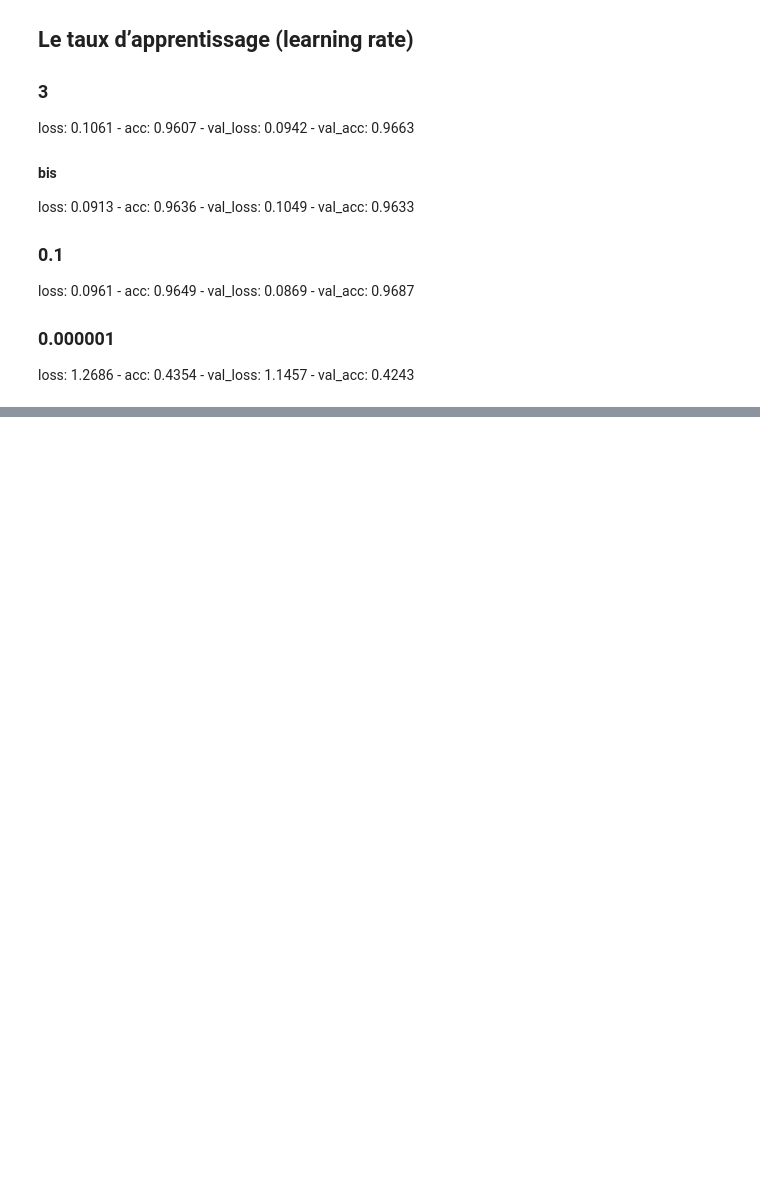
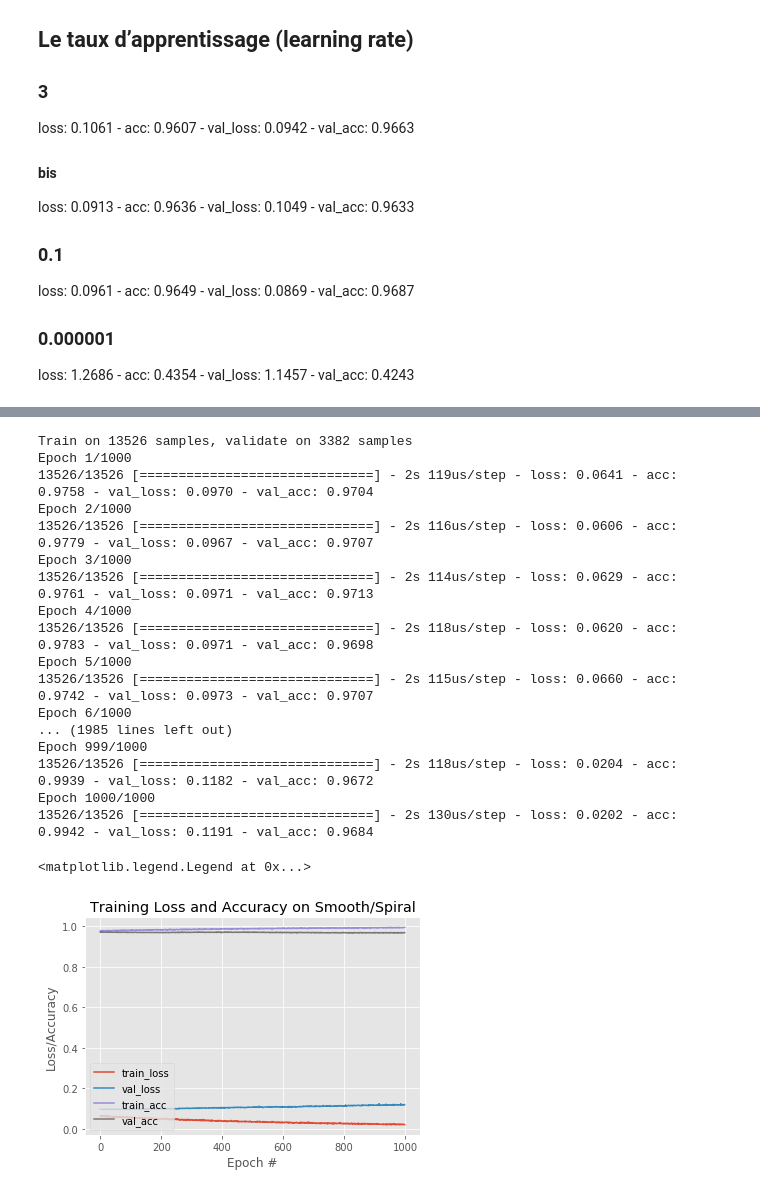
Before and after one commit to lodtan/gti770-tp3, a Jupyter notebook: tp3 - tan.ipynb, the cells around one changed output, grey strips where cells are left out. Drawn from its saved outputs; the diff is of its cells as text; code cells hidden in the pictures; blank space fills up the shorter version.

```diff
--- a/tp3 - tan.ipynb
+++ b/tp3 - tan.ipynb
@@ -70,7 +70,7 @@ num_classes = 2
 # %%
 # nombre d’itérations (epochs)
 #n_epochs = 400
-learning_rate = 3
+learning_rate = 1E-3
 # %%
 model = keras.Sequential()
 model.add(layers.Dense(n_hidden_1))
@@ -91,7 +91,7 @@ model.compile(optimizer=tf.train.GradientDescentOptimizer(learning_rate),
               loss='sparse_categorical_crossentropy',
               metrics=['accuracy'])
 # %%
-tensorboard = keras.callbacks.TensorBoard(log_dir='no_dropout/learning_3', batch_size=batch, histogram_freq=0, write_graph=True, write_images=True)
+tensorboard = keras.callbacks.TensorBoard(log_dir='no_dropout/learning_1E-3', batch_size=batch, histogram_freq=0, write_graph=True, write_images=True)
 
 model.fit(Xg_train, Yg_train, epochs=n_epochs, batch_size=batch, validation_data=(Xg_test, Yg_test),
           callbacks=[tensorboard])
@@ -308,18 +312,38 @@ loss: 0.9533 - acc: 0.5129 - val_loss: 0.9114 - val_acc: 0.5269
 Test accuracy: 0.5269071556702652
 f1 score: 0.5270565773067073
 # %%
+n_epochs = 1000
 H = model.fit(Xg_train, Yg_train, epochs=n_epochs, batch_size=batch, validation_data=(Xg_test, Yg_test))
 
 # plot the training loss and accuracy
 plt.style.use("ggplot")
 plt.figure()
 N = n_epochs
 plt.plot(np.arange(0, N), H.history["loss"], label="train_loss")
 plt.plot(np.arange(0, N), H.history["val_loss"], label="val_loss")
 plt.plot(np.arange(0, N), H.history["acc"], label="train_acc")
 plt.plot(np.arange(0, N), H.history["val_acc"], label="val_acc")
 plt.title("Training Loss and Accuracy on Smooth/Spiral")
 plt.xlabel("Epoch #")
 plt.ylabel("Loss/Accuracy")
 plt.legend(loc="lower left")
-plt.savefig("search_overfit.png")
+# %% [output]
+Train on 13526 samples, validate on 3382 samples
+Epoch 1/1000
+13526/13526 [==============================] - 2s 119us/step - loss: 0.0641 - acc: 0.9758 - val_loss: 0.0970 - val_acc: 0.9704
+Epoch 2/1000
+13526/13526 [==============================] - 2s 116us/step - loss: 0.0606 - acc: 0.9779 - val_loss: 0.0967 - val_acc: 0.9707
+Epoch 3/1000
+13526/13526 [==============================] - 2s 114us/step - loss: 0.0629 - acc: 0.9761 - val_loss: 0.0971 - val_acc: 0.9713
+Epoch 4/1000
+13526/13526 [==============================] - 2s 118us/step - loss: 0.0620 - acc: 0.9783 - val_loss: 0.0971 - val_acc: 0.9698
+Epoch 5/1000
+13526/13526 [==============================] - 2s 115us/step - loss: 0.0660 - acc: 0.9742 - val_loss: 0.0973 - val_acc: 0.9707
+Epoch 6/1000
+... (1985 lines left out)
+Epoch 999/1000
+13526/13526 [==============================] - 2s 118us/step - loss: 0.0204 - acc: 0.9939 - val_loss: 0.1182 - val_acc: 0.9672
+Epoch 1000/1000
+13526/13526 [==============================] - 2s 130us/step - loss: 0.0202 - acc: 0.9942 - val_loss: 0.1191 - val_acc: 0.9684
+<matplotlib.legend.Legend at 0x...>
+[figure, added]
```
Also changed, not shown: parts of 11 cells of this notebook, 3 other files.
